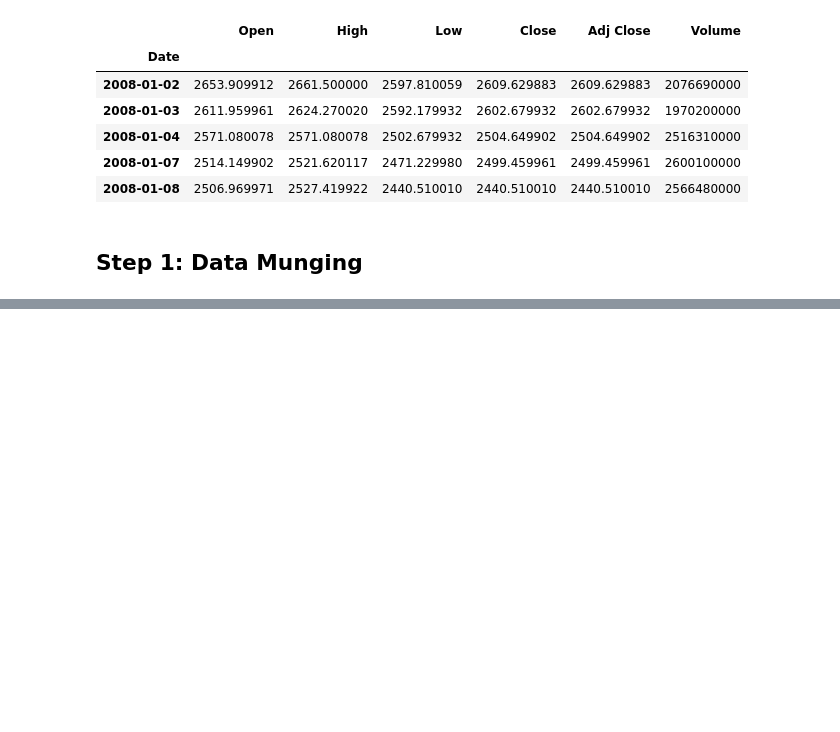
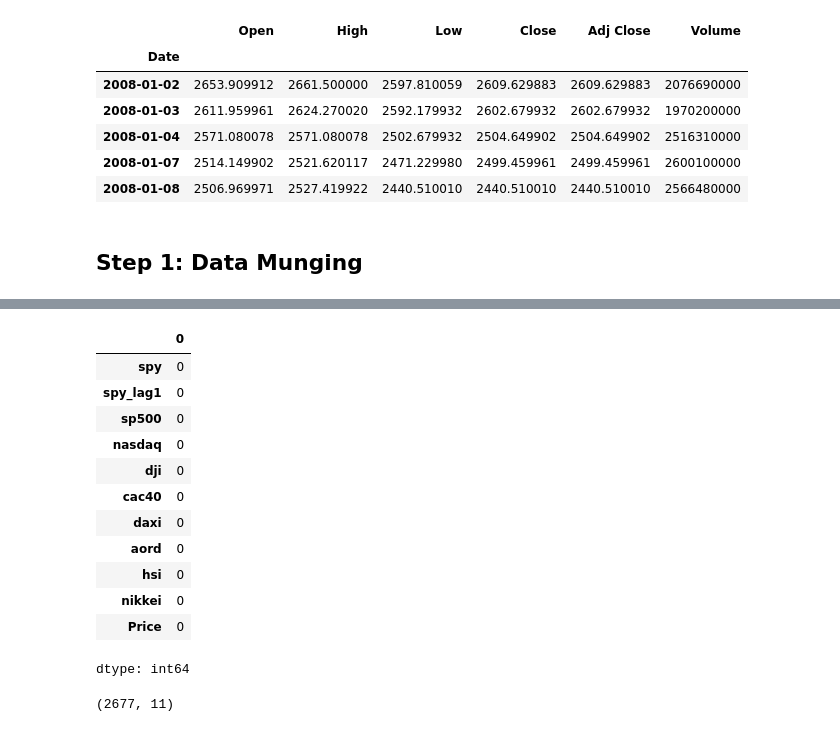
Before and after one commit to JuanD-Silva/Python-and-Statistics-for-Financial-Analysis, a Jupyter notebook: Modulo_4.ipynb, the cells around one changed output, grey strips where cells are left out. Saved outputs shown, nothing was run; the diff lists cells and outputs as text; code cells hidden in the pictures; blank space fills up the shorter version.

```diff
--- a/Modulo_4.ipynb
+++ b/Modulo_4.ipynb
@@ -222,0 +273,17 @@ nasdaq.head()
+# %%
+# Lets check whether do we have Nan values in indicepanel now
+indicepanel.isnull().sum()
+# %% [output]
+|  | 0 |
+| spy | 0 |
+| spy_lag1 | 0 |
+| sp500 | 0 |
+| nasdaq | 0 |
+| dji | 0 |
+| cac40 | 0 |
+| daxi | 0 |
+| aord | 0 |
+| hsi | 0 |
+| nikkei | 0 |
+| Price | 0 |
+dtype: int64
@@ -222,0 +294,4 @@ nasdaq.head()
+# %%
+print(indicepanel.shape)
+# %% [output]
+(2677, 11)
```
Also changed, not shown: parts of 5 cells of this notebook.
